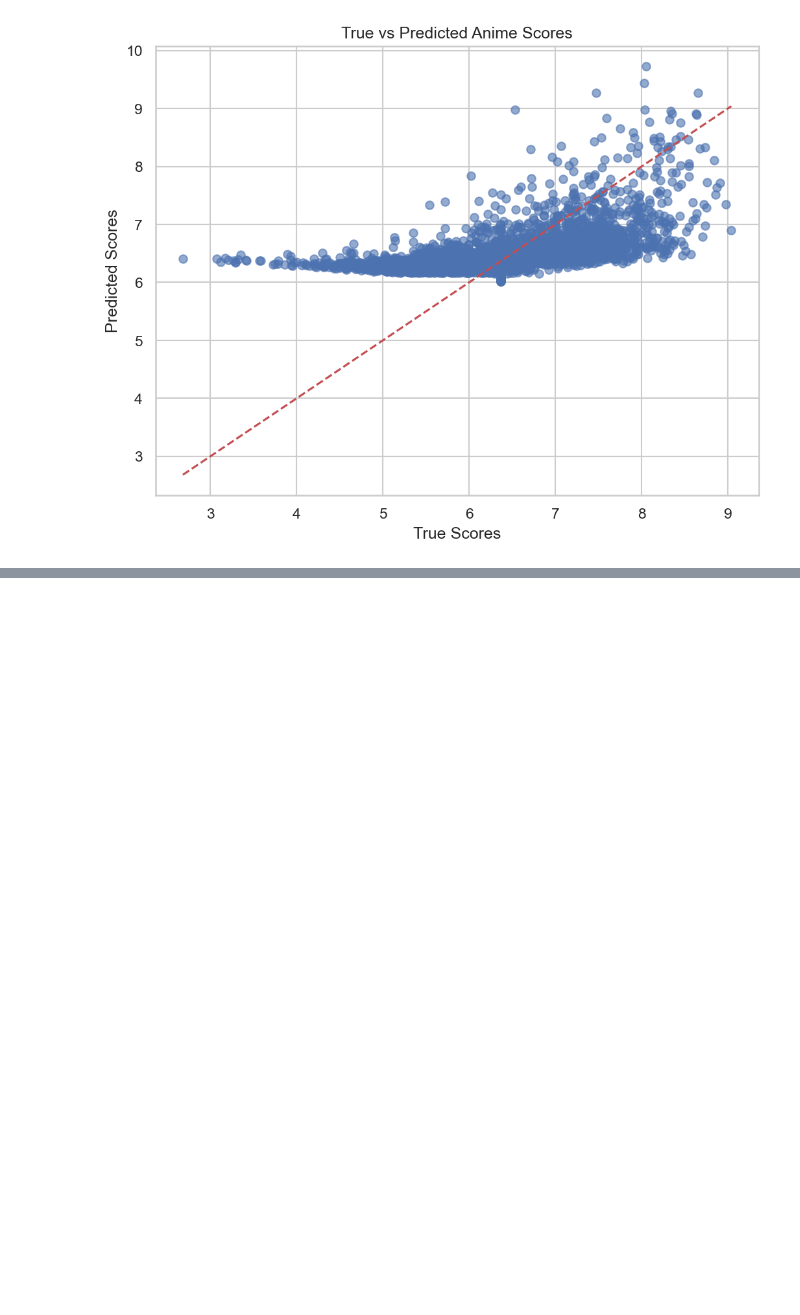
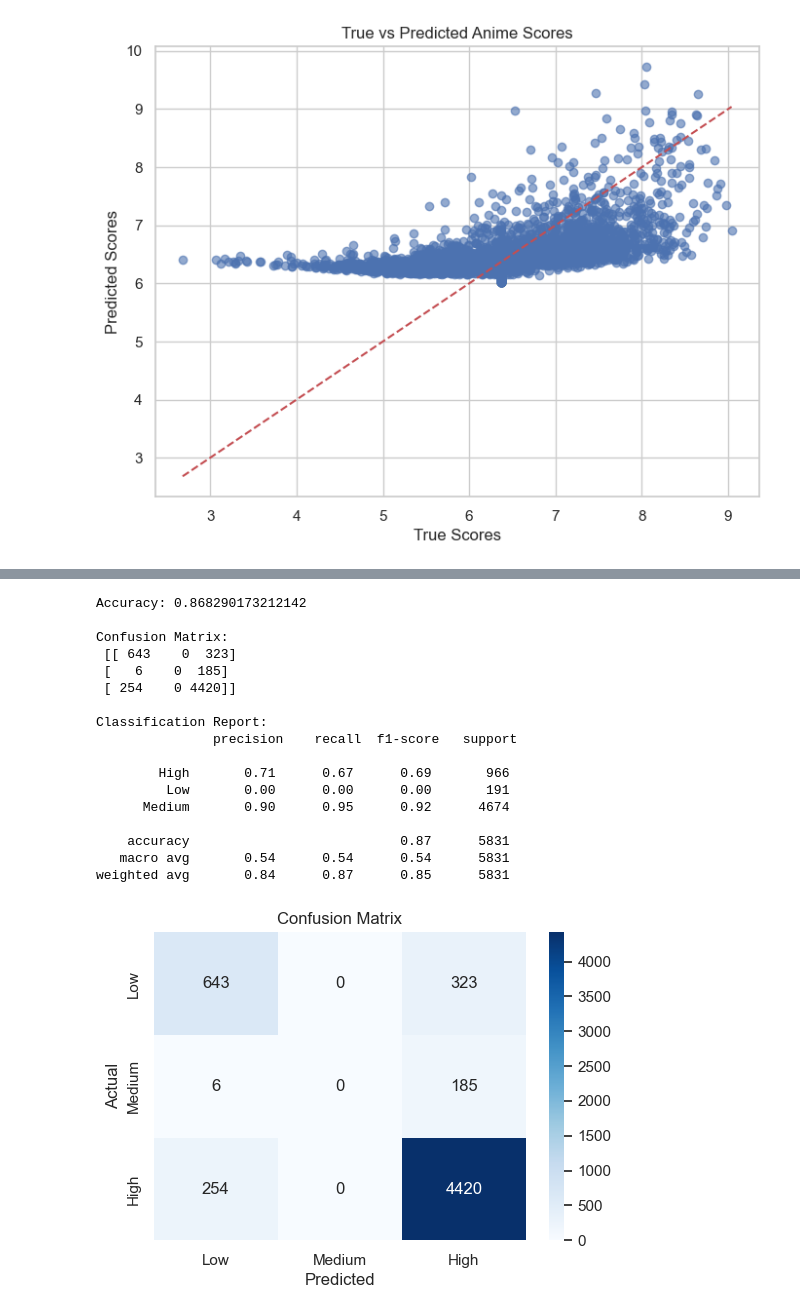
Before and after one commit to Einnob20Capilitan/IntelligentSystems_Lab1., a Jupyter notebook: Activity 1.ipynb, the cells around one changed output, grey strips where cells are left out. Saved outputs shown, nothing was run; the diff lists cells and outputs as text; code cells hidden in the pictures; blank space fills up the shorter version.

```diff
--- a/Activity 1.ipynb
+++ b/Activity 1.ipynb
@@ -392,0 +390,64 @@ hello world
+# %%
+df['score_class'] = pd.cut(df['score'], bins=[0, 5, 7, 10], labels=['Low', 'Medium', 'High'])
+
+# Step 2: Select features and target
+features = ['episodes', 'popularity', 'members', 'favorites', 'scored_by']
+X = df[features].dropna()
+y = df['score_class'].dropna()
+
+# Step 3: Train-test split
+from sklearn.model_selection import train_test_split
+X_train, X_test, y_train, y_test = train_test_split(
+    X, y, test_size=0.2, random_state=42, stratify=y
+)
+
+# Step 4: Train a classifier
+from sklearn.tree import DecisionTreeClassifier
+from sklearn.linear_model import LogisticRegression
+
+# You can switch between these models
+model = DecisionTreeClassifier(max_depth=5, random_state=42)
+# model = LogisticRegression(max_iter=1000)
+
+model.fit(X_train, y_train)
+
+# Step 5: Predictions
+y_pred = model.predict(X_test)
+
+# Step 6: Evaluation
+from sklearn.metrics import accuracy_score, confusion_matrix, classification_report
+
+print("Accuracy:", accuracy_score(y_test, y_pred))
+print("\nConfusion Matrix:\n", confusion_matrix(y_test, y_pred))
+print("\nClassification Report:\n", classification_report(y_test, y_pred))
+
+# Step 7: Confusion Matrix Visualization
+import seaborn as sns
+import matplotlib.pyplot as plt
+
+plt.figure(figsize=(6,4))
+sns.heatmap(confusion_matrix(y_test, y_pred), annot=True, fmt='d', cmap='Blues',
+            xticklabels=['Low','Medium','High'], yticklabels=['Low','Medium','High'])
+plt.xlabel("Predicted")
+plt.ylabel("Actual")
+plt.title("Confusion Matrix")
+plt.show()
+# %% [output]
+Accuracy: 0.868290173212142
+
+Confusion Matrix:
+ [[ 643    0  323]
+ [   6    0  185]
+ [ 254    0 4420]]
+
+Classification Report:
+               precision    recall  f1-score   support
+
+        High       0.71      0.67      0.69       966
+         Low       0.00      0.00      0.00       191
+      Medium       0.90      0.95      0.92      4674
+
+    accuracy                           0.87      5831
+   macro avg       0.54      0.54      0.54      5831
+weighted avg       0.84      0.87      0.85      5831
+[figure, added]
```
Also changed, not shown: parts of 12 cells of this notebook.
